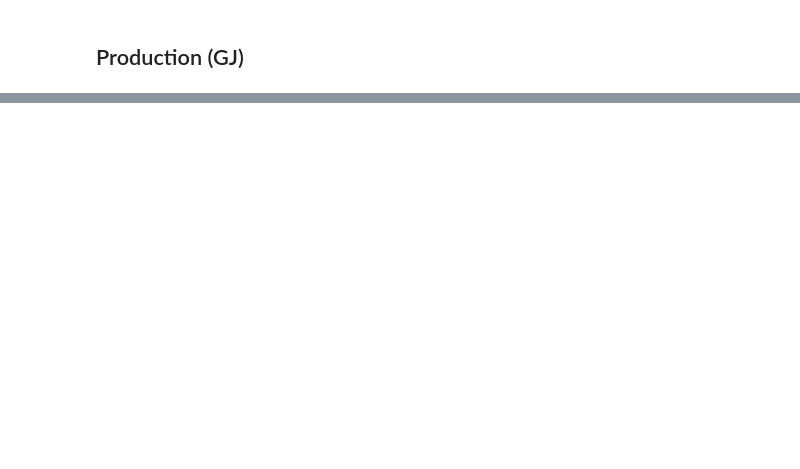
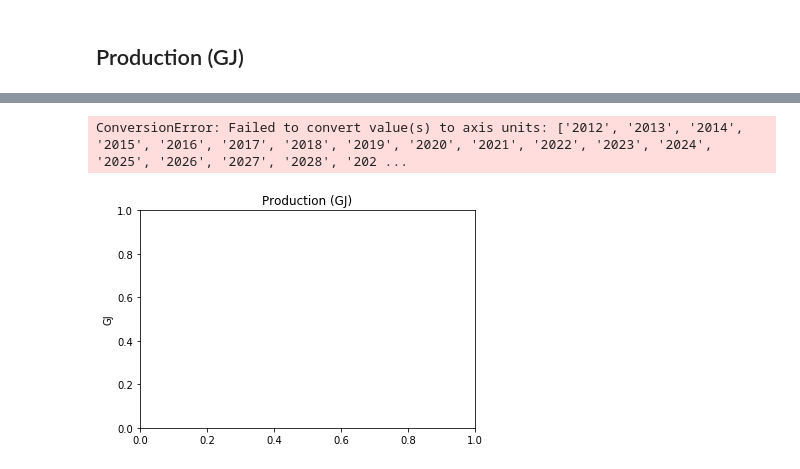
Before and after one commit to NMoksnes/GEOSeMOSYS, a Jupyter notebook: Results analysis.ipynb, the cells around one changed output, grey strips where cells are left out. Saved outputs shown, nothing was run; the diff lists cells and outputs as text; code cells hidden in the pictures; blank space fills up the shorter version.

```diff
--- a/Results analysis.ipynb
+++ b/Results analysis.ipynb
@@ -57,0 +67,17 @@ prod
+# %%
+ind = years    # the x locations for the groups
+width = 0.35       # the width of the bars: can also be len(x) sequence
+
+p = plt.bar(ind, prod, width)
+
+
+plt.ylabel('GJ')
+plt.title('Production (GJ)')
+plt.xticks(years)
+plt.yticks(np.arange(0, 10000, 20000, 30000))
+plt.legend((p[0]), (prodtech))
+
+plt.show()
+# %% [output]
+ConversionError: Failed to convert value(s) to axis units: ['2012', '2013', '2014', '2015', '2016', '2017', '2018', '2019', '2020', '2021', '2022', '2023', '2024', '2025', '2026', '2027', '2028', '202 ...
+[figure, added]
```
Also changed, not shown: parts of 12 cells of this notebook, 3 other files.
